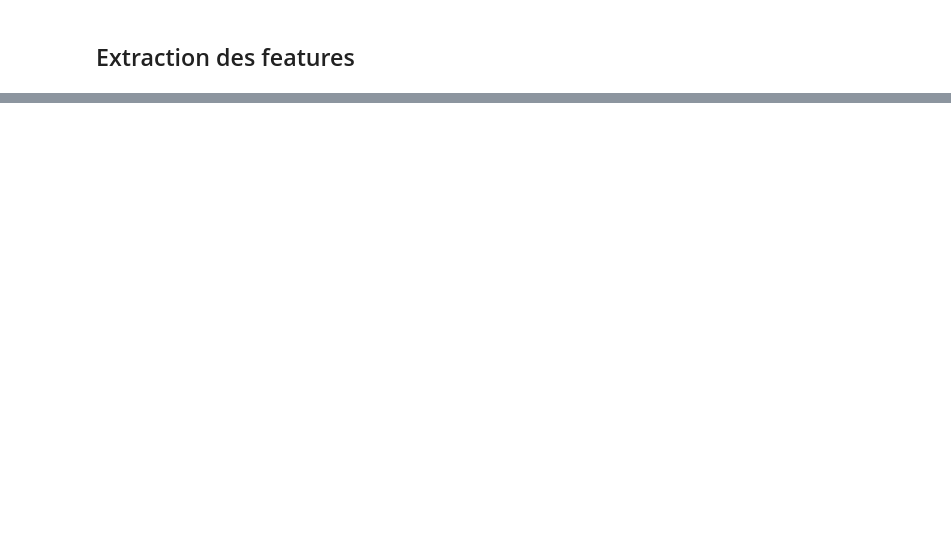
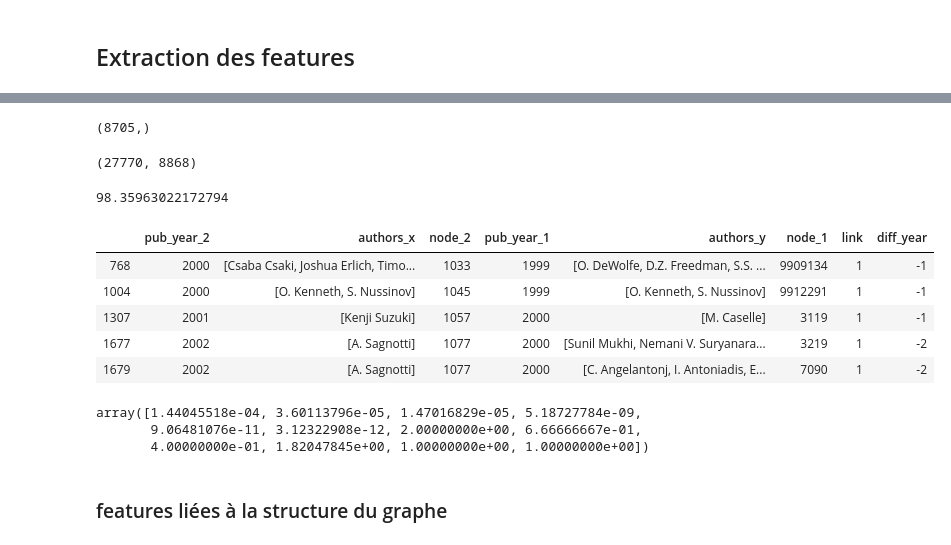
Before and after one commit to Ryosaeba8/NGSA-Kaggle, a Jupyter notebook: NGSA.ipynb, the cells around one changed output, grey strips where cells are left out. Cells and saved outputs as stored; diff of their text form; code cells hidden in the pictures; blank space fills up the shorter version.

```diff
--- a/NGSA.ipynb
+++ b/NGSA.ipynb
@@ -43,3 +43,26 @@ with open("node_information.csv", "r") as f:
     node_info  = list(reader)
 
 IDs = [element[0] for element in node_info]
+# %%
+## idée rajouter titre à l'abstract
+corpus = [element[5] + ' ' + element[2].lower() for element in node_info]
+
+from nltk.tokenize import word_tokenize
+from nltk.corpus import stopwords
+from nltk.stem import WordNetLemmatizer, PorterStemmer
+import nltk
+#nltk.download('stopwords'); nltk.download('punkt'); nltk.download('wordnet')
+stemmer = PorterStemmer()
+stop_words = set(stopwords.words('english'))
+def tokenize(text) :
+    tokens = word_tokenize(text)
+    result = [stemmer.stem(i) for i in tokens if((i.isalpha()) & (i not in stop_words)) ]
+    return ' '.join(result)
+## paralellisation de la lemmatisation des textes
+from multiprocessing import Pool
+with Pool(8) as p:
+    corpus_new = p.map(tokenize, corpus)
+
+## création d'un dataframe pour stocker les informations des noeuds
+dico_node_info = {elt[0]: {'pub_year': int(elt[1]), 'authors' : elt[3].split(','),
+                                'abstract' : corpus_new[i].split()} for i, elt in enumerate(node_info)}
@@ -209,0 +123,13 @@ Fitting 3 folds for each of 20 candidates, totalling 60 fits
+# %%
+tmp[tmp > 2].shape
+# %% [output]
+(8705,)
+# %%
+### TF-IDF pour la similarité entre abstract + titre
+vectorizer = TfidfVectorizer(decode_error='ignore', smooth_idf=False, stop_words=stop_words,
+                      encoding='utf-8', min_df = 2, max_df=5000)
+# each row is a node in the order of node_info
+corpus_idf = vectorizer.fit_transform(corpus_new)
+corpus_idf.shape
+# %% [output]
+(27770, 8868)
@@ -209,0 +146,20 @@ Fitting 3 folds for each of 20 candidates, totalling 60 fits
+# %%
+## 98% des delta_year < 0 sont pas connectés
+100*( 1 - len(tmp[(tmp.diff_year < 0 ) & (tmp.link == 1)])/(tmp.diff_year < 0 ).sum() )
+# %% [output]
+98.35963022172794
+# %%
+tmp[(tmp.diff_year < 0 ) & (tmp.link == 1)].head()
+# %% [output]
+|  | pub_year_2 | authors_x | node_2 | pub_year_1 | authors_y | node_1 | link | diff_year |
+| 768 | 2000 | [Csaba Csaki, Joshua Erlich, Timo... | 1033 | 1999 | [O. DeWolfe, D.Z. Freedman, S.S. ... | 9909134 | 1 | -1 |
+| 1004 | 2000 | [O. Kenneth, S. Nussinov] | 1045 | 1999 | [O. Kenneth, S. Nussinov] | 9912291 | 1 | -1 |
+| 1307 | 2001 | [Kenji Suzuki] | 1057 | 2000 | [M. Caselle] | 3119 | 1 | -1 |
+| 1677 | 2002 | [A. Sagnotti] | 1077 | 2000 | [Sunil Mukhi, Nemani V. Suryanara... | 3219 | 1 | -2 |
+| 1679 | 2002 | [A. Sagnotti] | 1077 | 2000 | [C. Angelantonj, I. Antoniadis, E... | 7090 | 1 | -2 |
+# %%
+get_graph_feature(('9912291', '1045'))
+# %% [output]
+array([1.44045518e-04, 3.60113796e-05, 1.47016829e-05, 5.18727784e-09,
+       9.06481076e-11, 3.12322908e-12, 2.00000000e+00, 6.66666667e-01,
+       4.00000000e-01, 1.82047845e+00, 1.00000000e+00, 1.00000000e+00])
@@ -209,0 +204,2 @@ Fitting 3 folds for each of 20 candidates, totalling 60 fits
+# %% [markdown]
+### features liées à la structure du graphe
```
Also changed, not shown: parts of 101 cells of this notebook, 1 other file.
